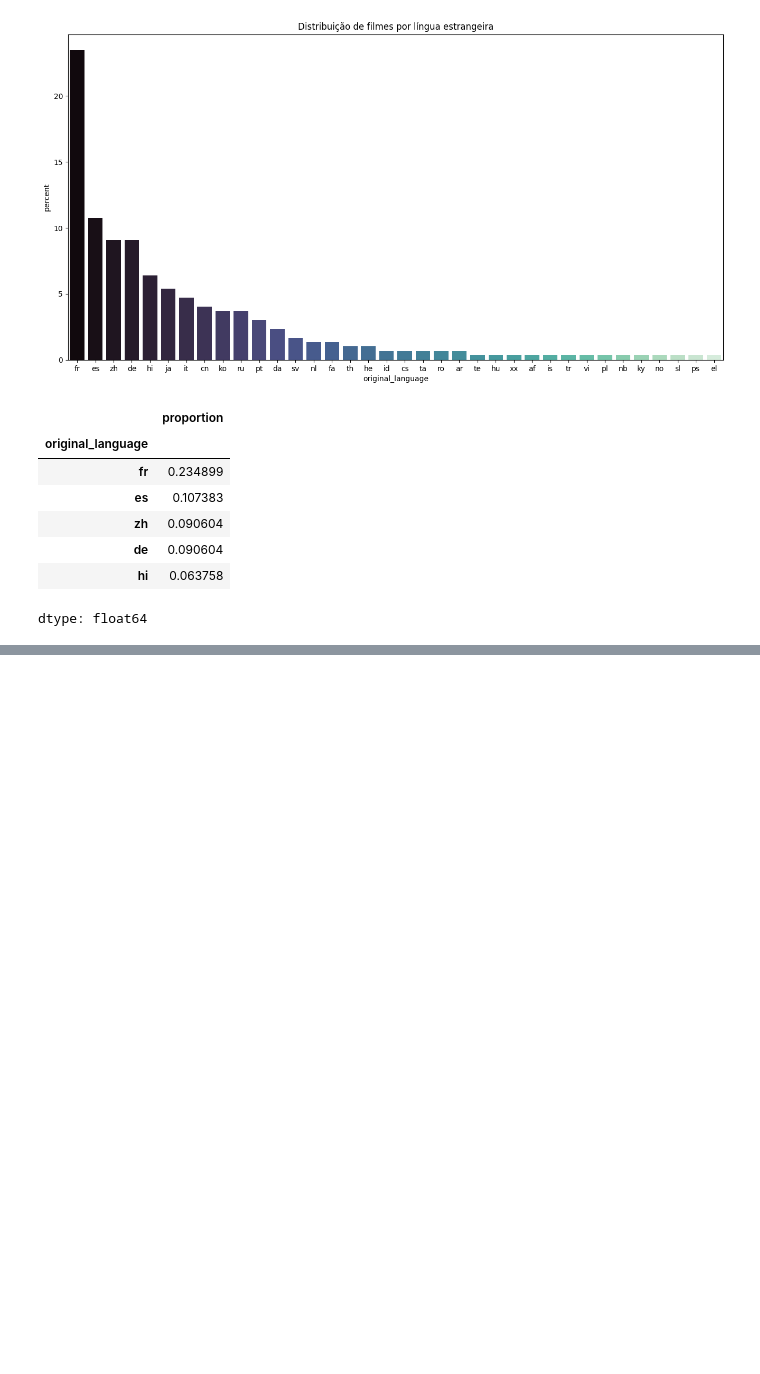
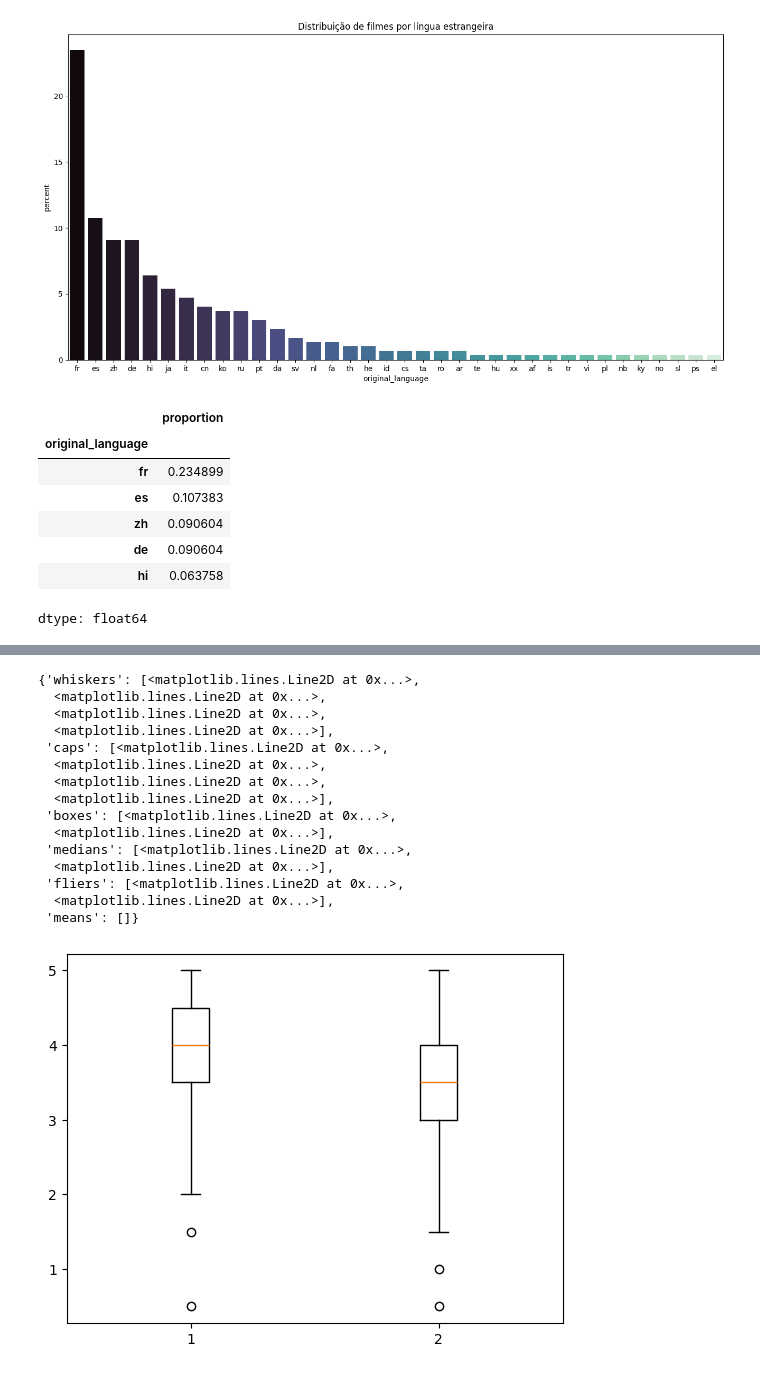
Before and after one commit to MatheusFVieira/Curso_DataScience, a Jupyter notebook: introducao_data_science.ipynb, the cells around one changed output, grey strips where cells are left out. Drawn from its saved outputs; the diff is of its cells as text; code cells hidden in the pictures; blank space fills up the shorter version.

```diff
--- a/introducao_data_science.ipynb
+++ b/introducao_data_science.ipynb
@@ -379,3 +379,12 @@ percentual.head()
 | de | 0.090604 |
 | hi | 0.063758 |
 dtype: float64
+# %%
+notas_toyStory = notas.query("filmeId == 1")["nota"]
+notas_jumanji = notas.query("filmeId == 2")["nota"]
+
+media_toyStory = notas_toyStory.mean()
+media_jumanji = notas_jumanji.mean()
+
+print(media_toyStory)
+print(media_jumanji)
@@ -381,0 +474,19 @@ dtype: float64
+# %%
+plt.boxplot([notas_toyStory, notas_jumanji])
+# %% [output]
+{'whiskers': [<matplotlib.lines.Line2D at 0x...>,
+  <matplotlib.lines.Line2D at 0x...>,
+  <matplotlib.lines.Line2D at 0x...>,
+  <matplotlib.lines.Line2D at 0x...>],
+ 'caps': [<matplotlib.lines.Line2D at 0x...>,
+  <matplotlib.lines.Line2D at 0x...>,
+  <matplotlib.lines.Line2D at 0x...>,
+  <matplotlib.lines.Line2D at 0x...>],
+ 'boxes': [<matplotlib.lines.Line2D at 0x...>,
+  <matplotlib.lines.Line2D at 0x...>],
+ 'medians': [<matplotlib.lines.Line2D at 0x...>,
+  <matplotlib.lines.Line2D at 0x...>],
+ 'fliers': [<matplotlib.lines.Line2D at 0x...>,
+  <matplotlib.lines.Line2D at 0x...>],
+ 'means': []}
+[figure, added]
```
Also changed, not shown: parts of 13 cells of this notebook.
